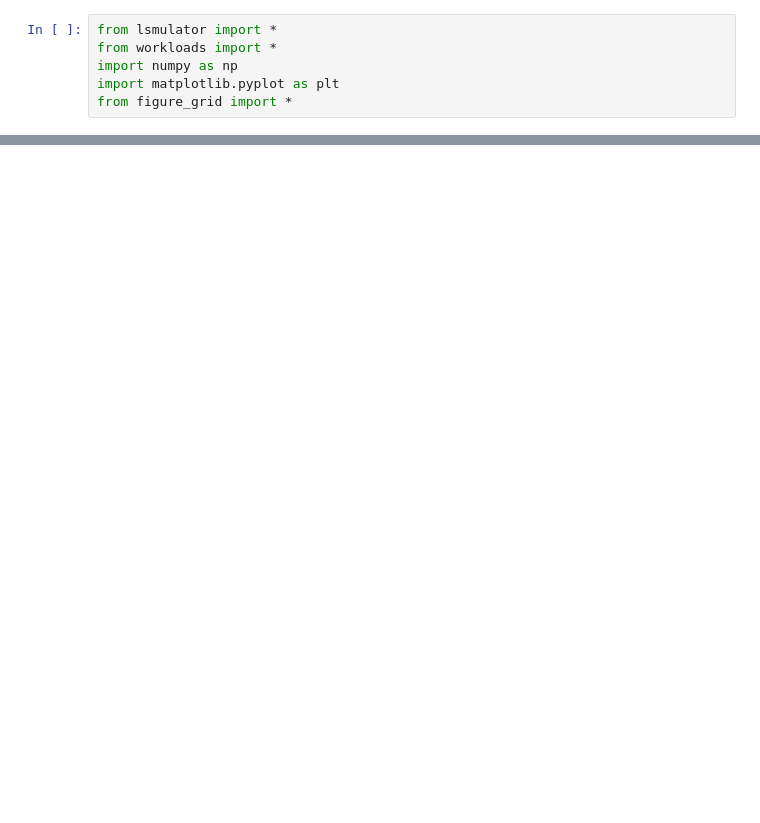
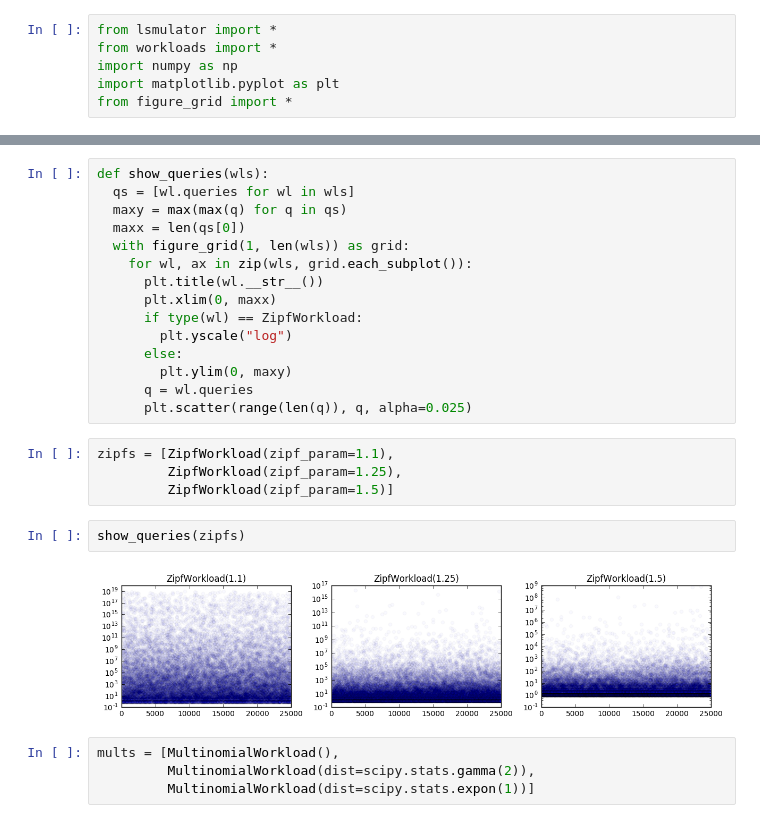
Before and after one commit to asross/cs265, a Jupyter notebook: simulations/lsemulation.ipynb, the cells around one changed output, grey strips where cells are left out. Saved outputs shown, nothing was run; the diff lists cells and outputs as text; blank space fills up the shorter version.

Commit message:
add more workloads and simulation notebook

```diff
--- a/simulations/lsemulation.ipynb
+++ b/simulations/lsemulation.ipynb
@@ -9,0 +11,27 @@ workloads = [wlk().generate() for wlk in workload_classes]
+# %%
+def show_queries(wls):
+  qs = [wl.queries for wl in wls]
+  maxy = max(max(q) for q in qs)
+  maxx = len(qs[0])
+  with figure_grid(1, len(wls)) as grid:
+    for wl, ax in zip(wls, grid.each_subplot()):
+      plt.title(wl.__str__())
+      plt.xlim(0, maxx)
+      if type(wl) == ZipfWorkload:
+        plt.yscale("log")
+      else:
+        plt.ylim(0, maxy)
+      q = wl.queries
+      plt.scatter(range(len(q)), q, alpha=0.025)
+# %%
+zipfs = [ZipfWorkload(zipf_param=1.1),
+         ZipfWorkload(zipf_param=1.25),
+         ZipfWorkload(zipf_param=1.5)]
+# %%
+show_queries(zipfs)
+# %% [output]
+[figure, added]
+# %%
+mults = [MultinomialWorkload(),
+         MultinomialWorkload(dist=scipy.stats.gamma(2)),
+         MultinomialWorkload(dist=scipy.stats.expon(1))]
```
Also changed, not shown: parts of 13 cells of this notebook, 2 other files.
